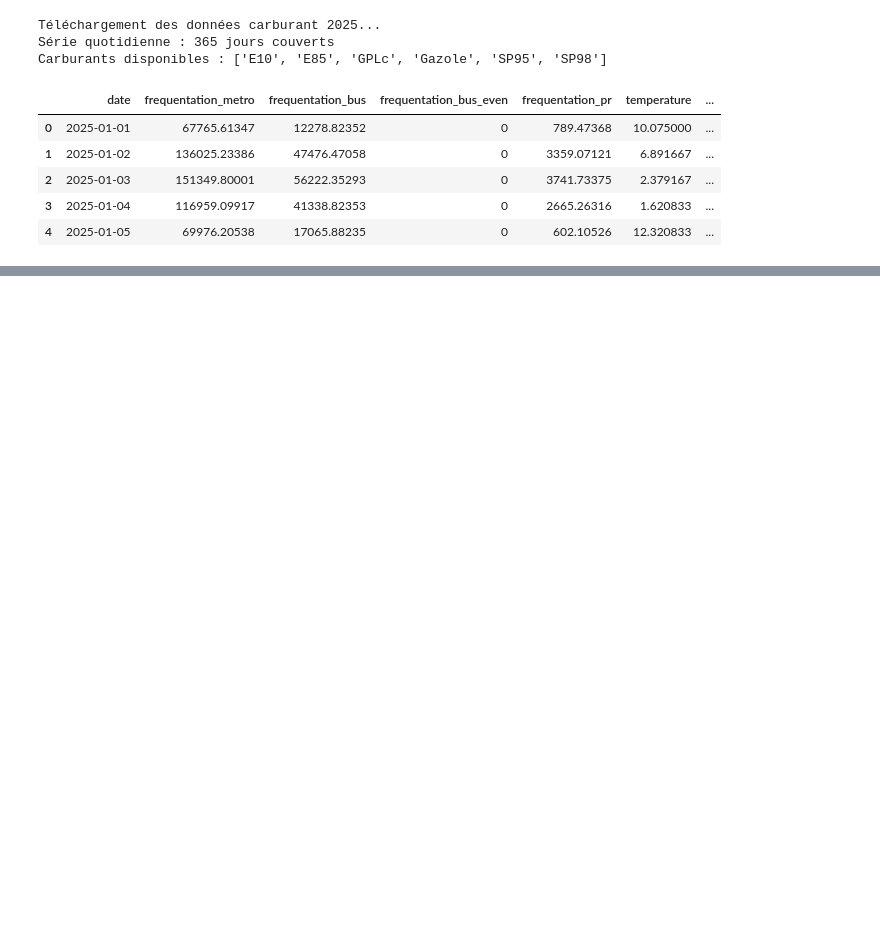
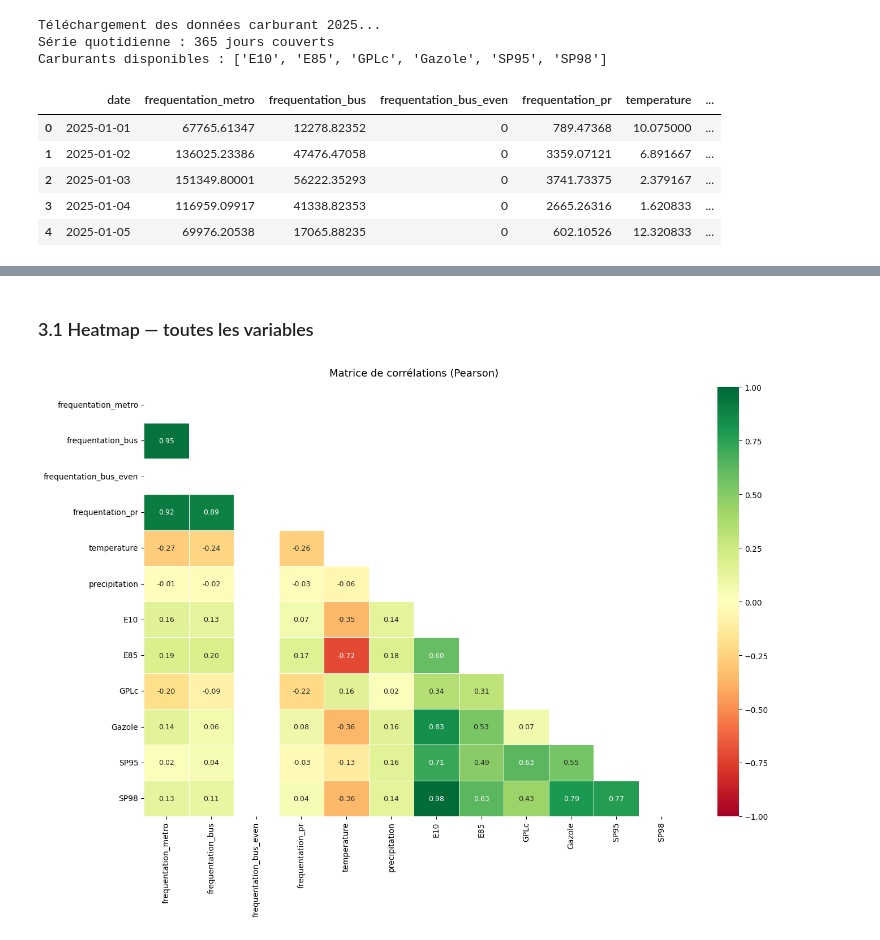
Before and after one commit to louisepech/projet_pds, a Jupyter notebook: code_principal.ipynb, the cells around one changed output, grey strips where cells are left out. Drawn from its saved outputs; the diff is of its cells as text; code cells hidden in the pictures; blank space fills up the shorter version.

```diff
--- a/code_principal.ipynb
+++ b/code_principal.ipynb
@@ -46,0 +127,6 @@ dtype: int64
+# %% [markdown]
+### 3.1 Heatmap — toutes les variables
+# %%
+corr = plot_correlation_heatmap(df)
+# %% [output]
+[figure, added]
```
Also changed, not shown: parts of 27 cells of this notebook, 3 other files.
